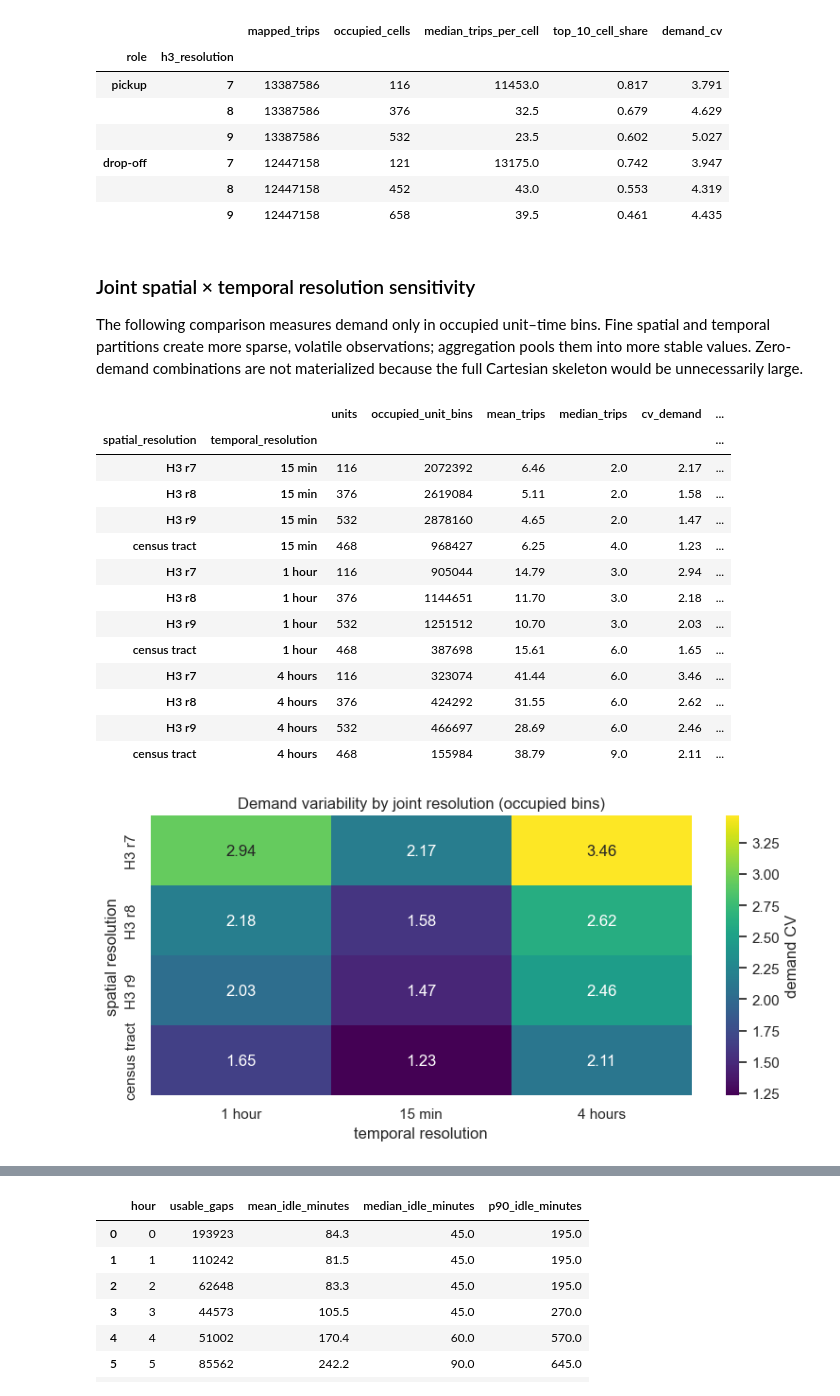
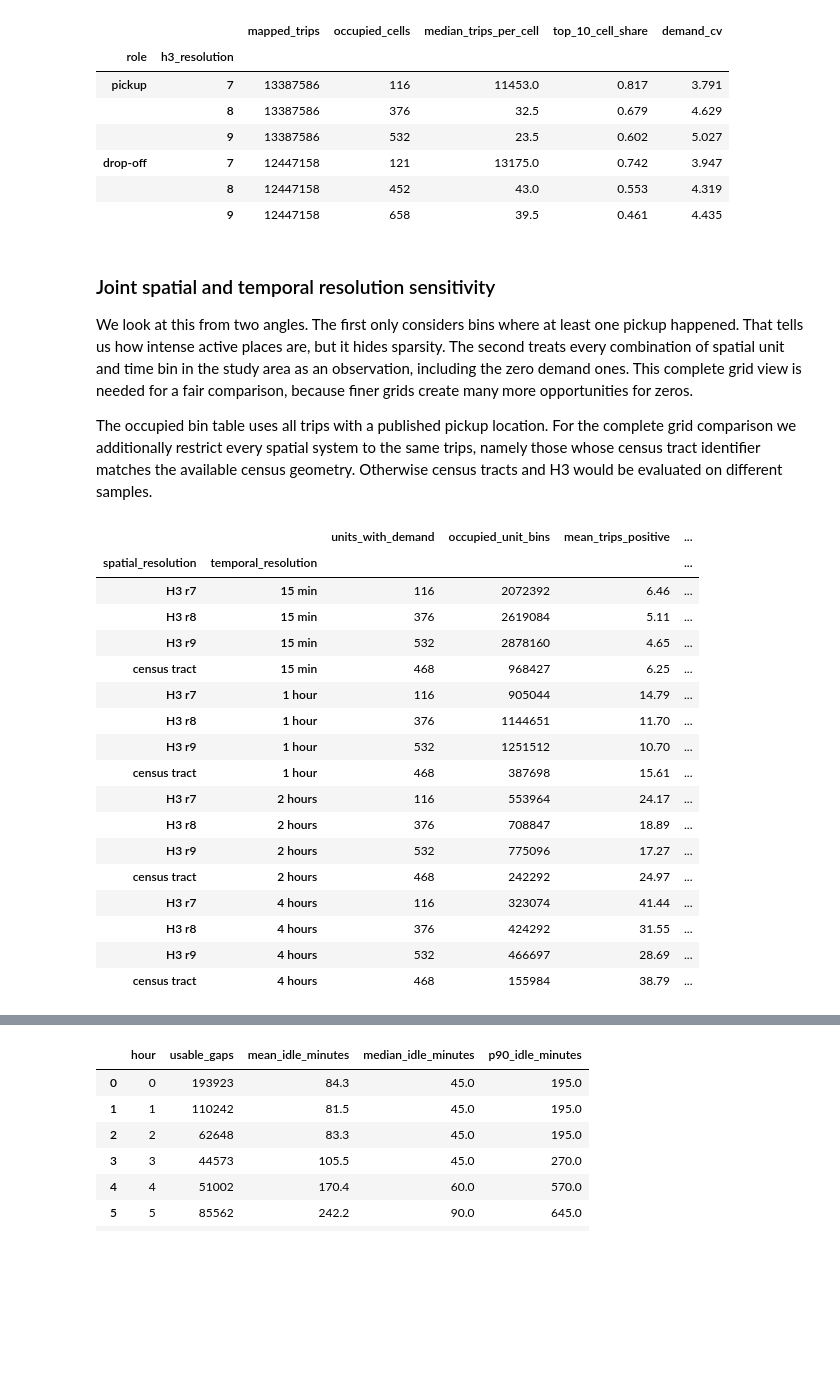
Before and after one commit to angfe/Group-3-AAA, a Jupyter notebook: notebooks/02_01_descriptive_analytics.ipynb, the cells around one changed output, grey strips where cells are left out. Saved outputs shown, nothing was run; the diff lists cells and outputs as text; code cells hidden in the pictures; blank space fills up the shorter version.

Commit message:
census tract diagnostics and small fixes

```diff
--- a/notebooks/02_01_descriptive_analytics.ipynb
+++ b/notebooks/02_01_descriptive_analytics.ipynb
@@ -316,58 +566,63 @@ display(origin_destination_resolution.round(3))
 |  | 8 | 12447158 | 452 | 43.0 | 0.553 | 4.319 |
 |  | 9 | 12447158 | 658 | 39.5 | 0.461 | 4.435 |
 # %% [markdown]
-### Joint spatial × temporal resolution sensitivity
+### Joint spatial and temporal resolution sensitivity
 
-The following comparison measures demand only in occupied unit–time bins. Fine spatial and temporal partitions create more sparse, volatile observations; aggregation pools them into more stable values. Zero-demand combinations are not materialized because the full Cartesian skeleton would be unnecessarily large.
+We look at this from two angles. The first only considers bins where at least one pickup happened. That tells us how intense active places are, but it hides sparsity. The second treats every combination of spatial unit and time bin in the study area as an observation, including the zero demand ones. This complete grid view is needed for a fair comparison, because finer grids create many more opportunities for zeros.
+
+The occupied bin table uses all trips with a published pickup location. For the complete grid comparison we additionally restrict every spatial system to the same trips, namely those whose census tract identifier matches the available census geometry. Otherwise census tracts and H3 would be evaluated on different samples.
 # %%
 location_resolution_map = locations[["location_id", "h3_7", "h3_8", "h3_9"]].drop_duplicates()
 con.register("location_resolution_map", location_resolution_map)
 spatial_units = {
     "H3 r7": "m.h3_7", "H3 r8": "m.h3_8", "H3 r9": "m.h3_9",
     "census tract": "CAST(t.pickup_census_tract AS VARCHAR)",
 }
-joint_rows = []
-for time_label, interval in {"15 min": "15 minutes", "1 hour": "1 hour", "4 hours": "4 hours"}.items():
+
+occupied_rows = []
+for time_label, interval in {
+    "15 min": "15 minutes", "1 hour": "1 hour",
+    "2 hours": "2 hours", "4 hours": "4 hours",
+}.items():
     for spatial_label, unit_expr in spatial_units.items():
         result = con.execute(f"""
             WITH counts AS (
                 SELECT TIME_BUCKET(INTERVAL '{interval}', t.trip_start_timestamp) AS time_bin,
                        {unit_expr} AS spatial_unit, COUNT(*) AS trips
                 FROM trips t
-                LEFT JOIN location_resolution_map m ON t.pickup_centroid_location = m.location_id
+                LEFT JOIN location_resolution_map m
+                    ON t.pickup_centroid_location = m.location_id
                 WHERE {unit_expr} IS NOT NULL
                 GROUP BY 1, 2
             )
             SELECT COUNT(DISTINCT spatial_unit), COUNT(*), AVG(trips), MEDIAN(trips),
                    STDDEV_SAMP(trips) / AVG(trips), QUANTILE_CONT(trips, .95)
             FROM counts
         """).fetchone()
-        joint_rows.append((spatial_label, time_label, *result))
+        occupied_rows.append((spatial_label, time_label, *result))
 
-joint_resolution = pd.DataFrame(joint_rows, columns=[
-    "spatial_resolution", "temporal_resolution", "units", "occupied_unit_bins",
-    "mean_trips", "median_trips", "cv_demand", "p95_trips"
+occupied_bin_summary = pd.DataFrame(occupied_rows, columns=[
+    "spatial_resolution", "temporal_resolution", "units_with_demand",
+    "occupied_unit_bins", "mean_trips_positive", "median_trips_positive",
+    "cv_positive", "p95_trips_positive",
 ]).set_index(["spatial_resolution", "temporal_resolution"])
-display(joint_resolution.round(2))
-
-cv_matrix = joint_resolution.cv_demand.unstack("temporal_resolution")
-plt.figure(figsize=(8, 4))
-sns.heatmap(cv_matrix, annot=True, fmt=".2f", cmap="viridis", cbar_kws={"label": "demand CV"})
-plt.title("Demand variability by joint resolution (occupied bins)")
-plt.xlabel("temporal resolution"); plt.ylabel("spatial resolution"); plt.tight_layout(); plt.show()
+display(occupied_bin_summary.round(2))
 # %% [output]
-|  |  | units | occupied_unit_bins | mean_trips | median_trips | cv_demand | ... |
-| spatial_resolution | temporal_resolution |  |  |  |  |  | ... |
-| H3 r7 | 15 min | 116 | 2072392 | 6.46 | 2.0 | 2.17 | ... |
-| H3 r8 | 15 min | 376 | 2619084 | 5.11 | 2.0 | 1.58 | ... |
-| H3 r9 | 15 min | 532 | 2878160 | 4.65 | 2.0 | 1.47 | ... |
-| census tract | 15 min | 468 | 968427 | 6.25 | 4.0 | 1.23 | ... |
-| H3 r7 | 1 hour | 116 | 905044 | 14.79 | 3.0 | 2.94 | ... |
-| H3 r8 | 1 hour | 376 | 1144651 | 11.70 | 3.0 | 2.18 | ... |
-| H3 r9 | 1 hour | 532 | 1251512 | 10.70 | 3.0 | 2.03 | ... |
-| census tract | 1 hour | 468 | 387698 | 15.61 | 6.0 | 1.65 | ... |
-| H3 r7 | 4 hours | 116 | 323074 | 41.44 | 6.0 | 3.46 | ... |
-| H3 r8 | 4 hours | 376 | 424292 | 31.55 | 6.0 | 2.62 | ... |
-| H3 r9 | 4 hours | 532 | 466697 | 28.69 | 6.0 | 2.46 | ... |
-| census tract | 4 hours | 468 | 155984 | 38.79 | 9.0 | 2.11 | ... |
+|  |  | units_with_demand | occupied_unit_bins | mean_trips_positive | ... |
+| spatial_resolution | temporal_resolution |  |  |  | ... |
+| H3 r7 | 15 min | 116 | 2072392 | 6.46 | ... |
+| H3 r8 | 15 min | 376 | 2619084 | 5.11 | ... |
+| H3 r9 | 15 min | 532 | 2878160 | 4.65 | ... |
+| census tract | 15 min | 468 | 968427 | 6.25 | ... |
+| H3 r7 | 1 hour | 116 | 905044 | 14.79 | ... |
+| H3 r8 | 1 hour | 376 | 1144651 | 11.70 | ... |
+| H3 r9 | 1 hour | 532 | 1251512 | 10.70 | ... |
+| census tract | 1 hour | 468 | 387698 | 15.61 | ... |
+| H3 r7 | 2 hours | 116 | 553964 | 24.17 | ... |
+| H3 r8 | 2 hours | 376 | 708847 | 18.89 | ... |
+| H3 r9 | 2 hours | 532 | 775096 | 17.27 | ... |
+| census tract | 2 hours | 468 | 242292 | 24.97 | ... |
+| H3 r7 | 4 hours | 116 | 323074 | 41.44 | ... |
+| H3 r8 | 4 hours | 376 | 424292 | 31.55 | ... |
+| H3 r9 | 4 hours | 532 | 466697 | 28.69 | ... |
+| census tract | 4 hours | 468 | 155984 | 38.79 | ... |
-[figure, removed]
```
Also changed, not shown: parts of 25 cells of this notebook, 2 other files.
